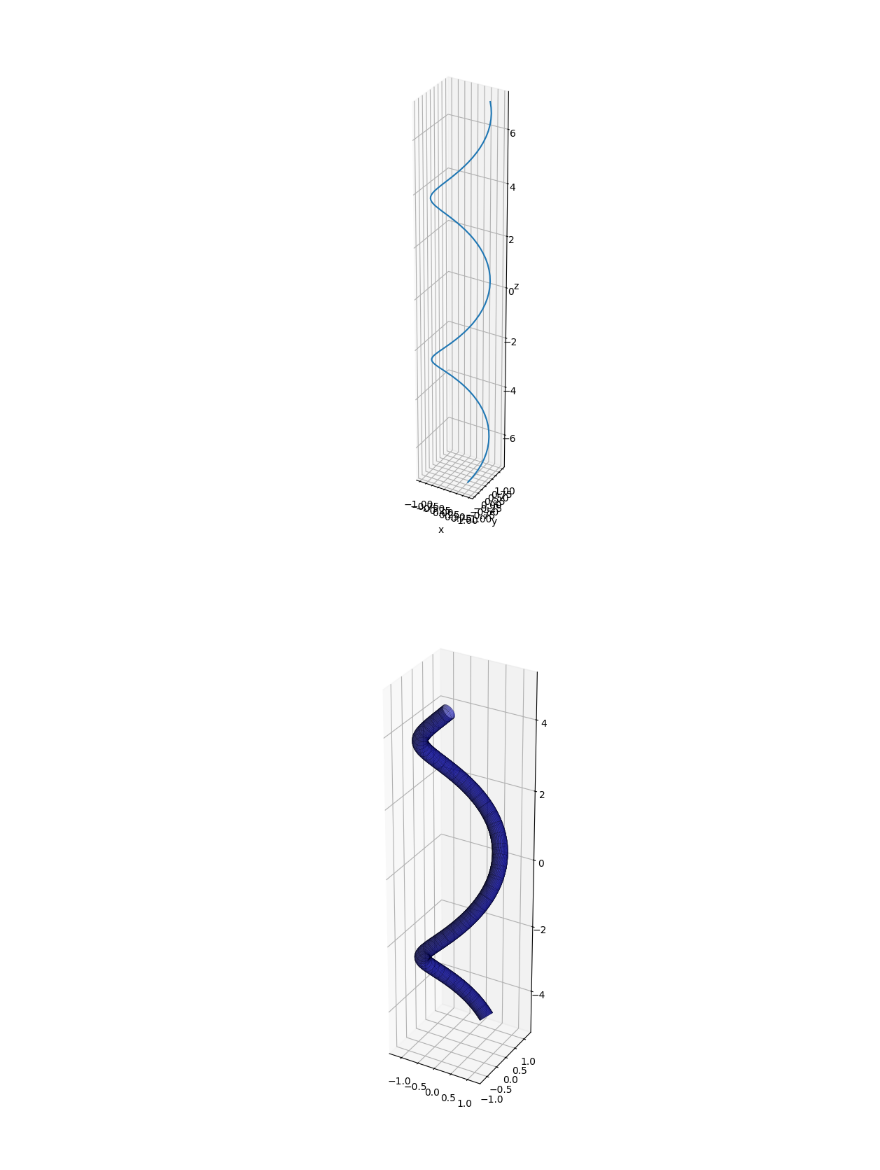
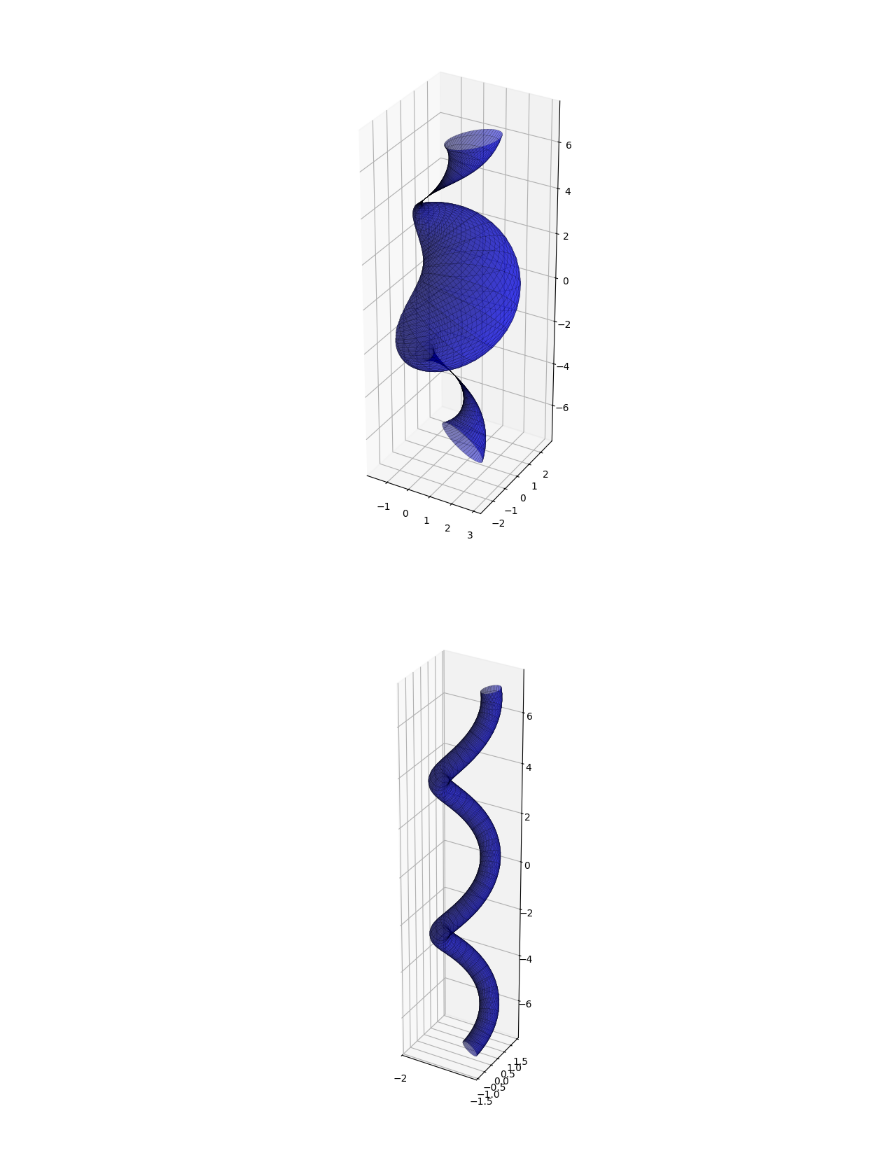
Before and after one commit to RosieSB/crochet-maths, a Jupyter notebook: tmp.ipynb, the cells around one changed output. Saved outputs shown, nothing was run; the diff lists cells and outputs as text; code cells hidden in the pictures.

```diff
--- a/tmp.ipynb
+++ b/tmp.ipynb
@@ -1,36 +1,48 @@
 # %%
 import numpy as np
 import matplotlib.pyplot as plt
 %matplotlib ipympl
 
 fig = plt.figure(figsize = (10,8), label = ' ')
 ax = plt.axes(projection='3d')
 
-u = np.linspace(-5, 5, 100)
+u = np.linspace(-10, 10, 100)
+v = np.linspace(0,2*np.pi,100)
+u, v = np.meshgrid(u, v)
+
 sqrt2 = np.sqrt(2)
-x = np.cos(u/sqrt2)
-y = np.sin(u/sqrt2)
-z = u/sqrt2
 
-ax.plot(x, y, z)
+gamma = (np.cos(u/sqrt2), np.sin(u/sqrt2), u/sqrt2)
+T = ((-1/sqrt2)*np.sin(u/sqrt2),1/sqrt2*np.cos(u/sqrt2),1/sqrt2)
+N = (-np.cos(u/sqrt2),-np.sin(u/sqrt2),0)
+B = ((1/sqrt2)*np.sin(u/sqrt2),-(1/sqrt2)*np.cos(u/sqrt2),1/sqrt2)
+
+r = 1+np.cos(u/2)/2
+rdot = -np.sin(u/2)/4
+
+x = gamma[0] - r*rdot*T[0] + r*np.sqrt(1-(rdot)**2)*(N[0]*np.cos(v)+B[0]*np.sin(v))
+y = gamma[1] - r*rdot*T[1] + r*np.sqrt(1-(rdot)**2)*(N[1]*np.cos(v)+B[1]*np.sin(v))
+z = gamma[2] - r*rdot*T[2] + r*np.sqrt(1-(rdot)**2)*(N[2]*np.cos(v)+B[2]*np.sin(v))
+
+ax.plot_surface(x, y, z, color = 'blue', edgecolor = 'black', linewidth = .1, alpha = .5)
 
 # Axis labels
 ax.set_xlabel('x')
 ax.set_ylabel('y')
 ax.set_zlabel('z')
 
 ax.set_aspect('equal')
 
 plt.show()
 # %% [output]
-[figure, old version]
+[figure, new version]
 # %%
 r=.4
 
 fig = plt.figure(figsize = (10,8), label = ' ')
 ax = plt.axes(projection='3d')
 
-u = np.linspace(-7, 7, 100)
+u = np.linspace(-10, 10, 100)
 v = np.linspace(0,2*np.pi,100)
 u, v = np.meshgrid(u, v)
 x = (1-r*np.cos(v))*np.cos(u/sqrt2) + r/sqrt2*np.sin(u/sqrt2)*np.sin(v)
@@ -40,7 +52,8 @@ z = (u+r*np.sin(v))/sqrt2
 ax.plot_surface(x, y, z, color = 'blue', edgecolor = 'black', linewidth = .1, alpha = .5)
 
 ax.set_aspect('equal')
+ax.set_xticks(np.linspace(-2,2,1))
 
 plt.show()
 # %% [output]
-[figure, old version]
+[figure, new version]
```
Also changed, not shown: 26 other files.
